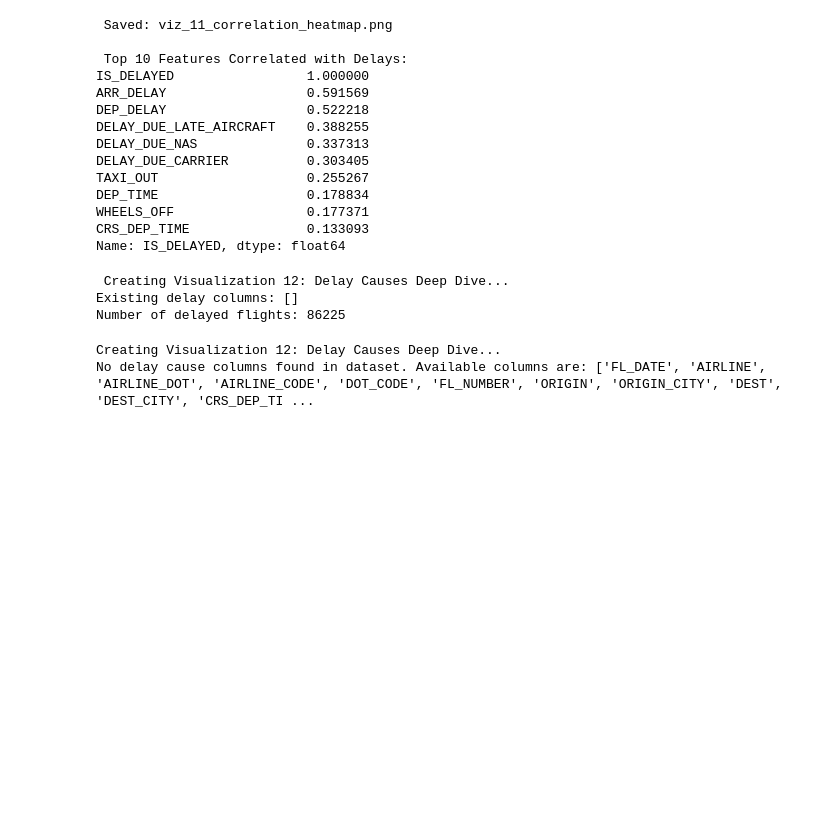
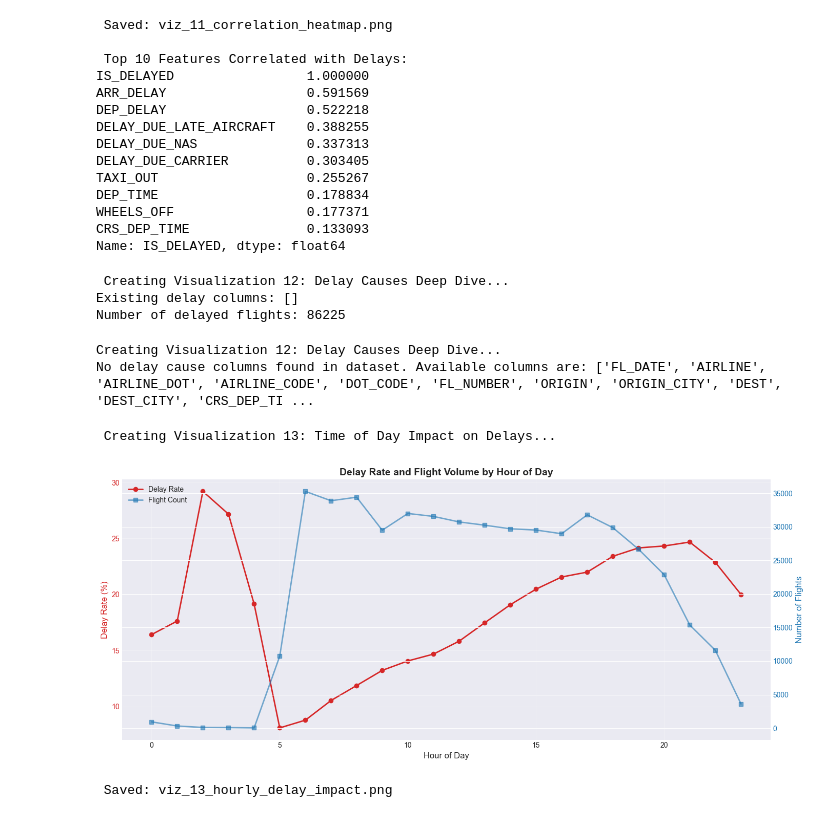
Before and after one commit to KL193/data-analysis-project-flight-delay, a Jupyter notebook: Untitled-1.ipynb, the cells around one changed output. Cells and saved outputs as stored; diff of their text form; code cells hidden in the pictures; blank space fills up the shorter version.

```diff
--- a/Untitled-1.ipynb
+++ b/Untitled-1.ipynb
@@ -1135,3 +1135,48 @@ else:
 # %% [output]
 Creating Visualization 12: Delay Causes Deep Dive...
 No delay cause columns found in dataset. Available columns are: ['FL_DATE', 'AIRLINE', 'AIRLINE_DOT', 'AIRLINE_CODE', 'DOT_CODE', 'FL_NUMBER', 'ORIGIN', 'ORIGIN_CITY', 'DEST', 'DEST_CITY', 'CRS_DEP_TI ...
+# %%
+print("\n Creating Visualization 13: Time of Day Impact on Delays...")
+
+if 'DEP_HOUR' in df.columns and 'IS_DELAYED' in df.columns:
+    # Calculate delay rate by hour
+    hourly_analysis = df.groupby('DEP_HOUR').agg({
+        'IS_DELAYED': ['mean', 'count'],
+        'ARR_DELAY': 'mean'
+    }).reset_index()
+    hourly_analysis.columns = ['Hour', 'Delay_Rate', 'Flight_Count', 'Avg_Delay']
+
+    # Create dual-axis plot
+    fig, ax1 = plt.subplots(figsize=(14, 6))
+
+    color1 = 'tab:red'
+    ax1.set_xlabel('Hour of Day', fontsize=12)
+    ax1.set_ylabel('Delay Rate (%)', color=color1, fontsize=12)
+    line1 = ax1.plot(hourly_analysis['Hour'], hourly_analysis['Delay_Rate'] * 100,
+                     color=color1, linewidth=2, marker='o', label='Delay Rate')
+    ax1.tick_params(axis='y', labelcolor=color1)
+    ax1.grid(alpha=0.3)
+
+    ax2 = ax1.twinx()
+    color2 = 'tab:blue'
+    ax2.set_ylabel('Number of Flights', color=color2, fontsize=12)
+    line2 = ax2.plot(hourly_analysis['Hour'], hourly_analysis['Flight_Count'],
+                     color=color2, linewidth=2, marker='s', alpha=0.6, label='Flight Count')
+    ax2.tick_params(axis='y', labelcolor=color2)
+
+    # Add title and legend
+    plt.title('Delay Rate and Flight Volume by Hour of Day', fontsize=14, fontweight='bold')
+
+    # Combine legends
+    lines = line1 + line2
+    labels = [l.get_label() for l in lines]
+    ax1.legend(lines, labels, loc='upper left')
+
+    plt.tight_layout()
+    plt.savefig('viz_13_hourly_delay_impact.png', dpi=300, bbox_inches='tight')
+    plt.show()
+    print(" Saved: viz_13_hourly_delay_impact.png")
+# %% [output]
+ Creating Visualization 13: Time of Day Impact on Delays...
+[figure, added]
+ Saved: viz_13_hourly_delay_impact.png
```
Also changed, not shown: 1 other file.
